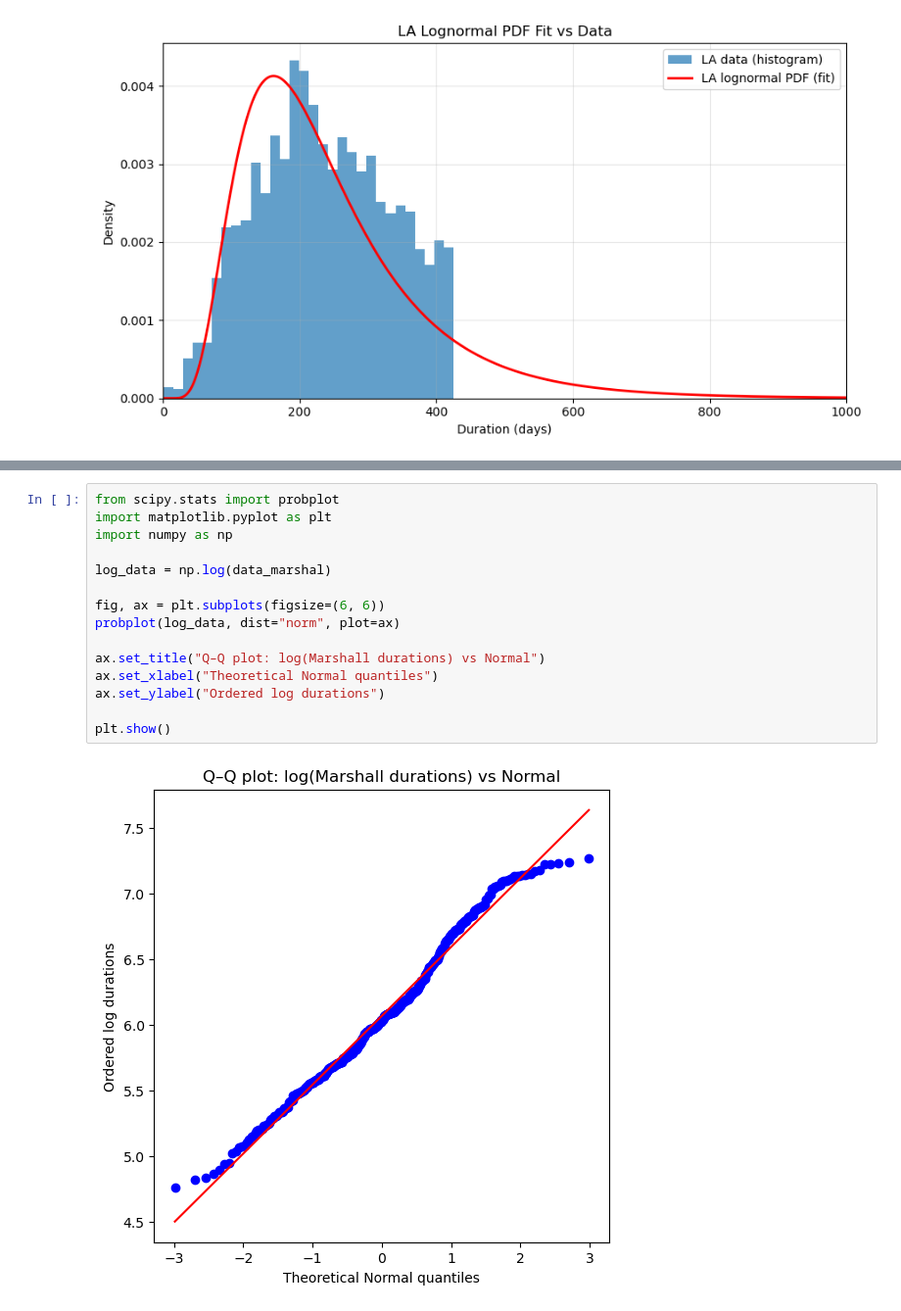
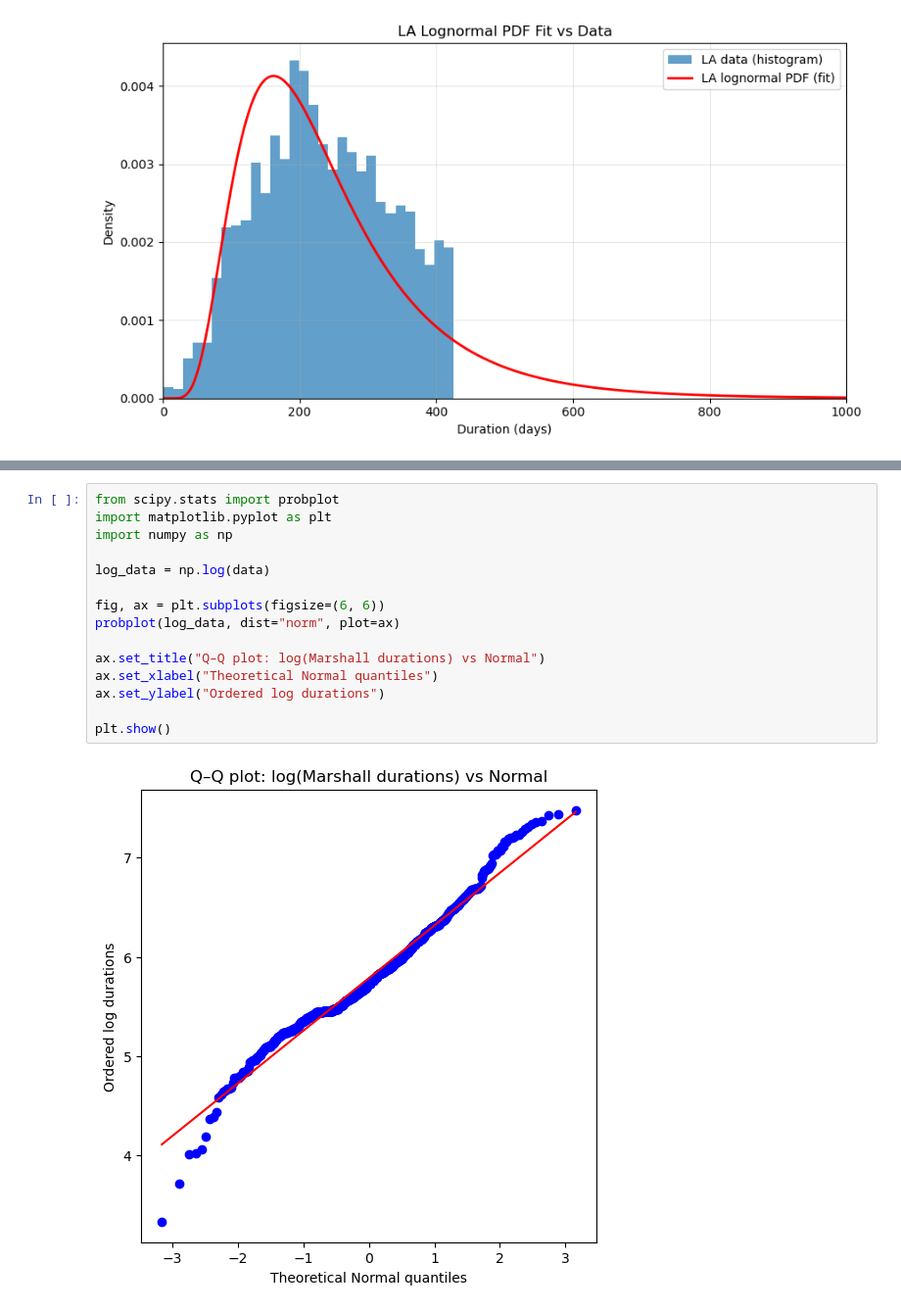
Before and after one commit to MIT-HSCL/permitting-model, a Jupyter notebook: Data fitting for pre-application timeline/fit_data.ipynb, the cells around one changed output, grey strips where cells are left out. Shown at 98% size. Saved outputs shown, nothing was run; the diff lists cells and outputs as text.

```diff
--- a/Data fitting for pre-application timeline/fit_data.ipynb
+++ b/Data fitting for pre-application timeline/fit_data.ipynb
@@ -895,20 +699,20 @@ TypeError: probplot() got an unexpected keyword argument 'scale'
 # %%
 from scipy.stats import probplot
 import matplotlib.pyplot as plt
 import numpy as np
 
-log_data = np.log(data_marshal)
+log_data = np.log(data)
 
 fig, ax = plt.subplots(figsize=(6, 6))
 probplot(log_data, dist="norm", plot=ax)
 
 ax.set_title("Q–Q plot: log(Marshall durations) vs Normal")
 ax.set_xlabel("Theoretical Normal quantiles")
 ax.set_ylabel("Ordered log durations")
 
 plt.show()
 # %% [output]
-[figure, old version]
+[figure, new version]
 # %%
 import numpy as np
 import pandas as pd
```
Also changed, not shown: parts of 22 cells of this notebook, 3 other files.
